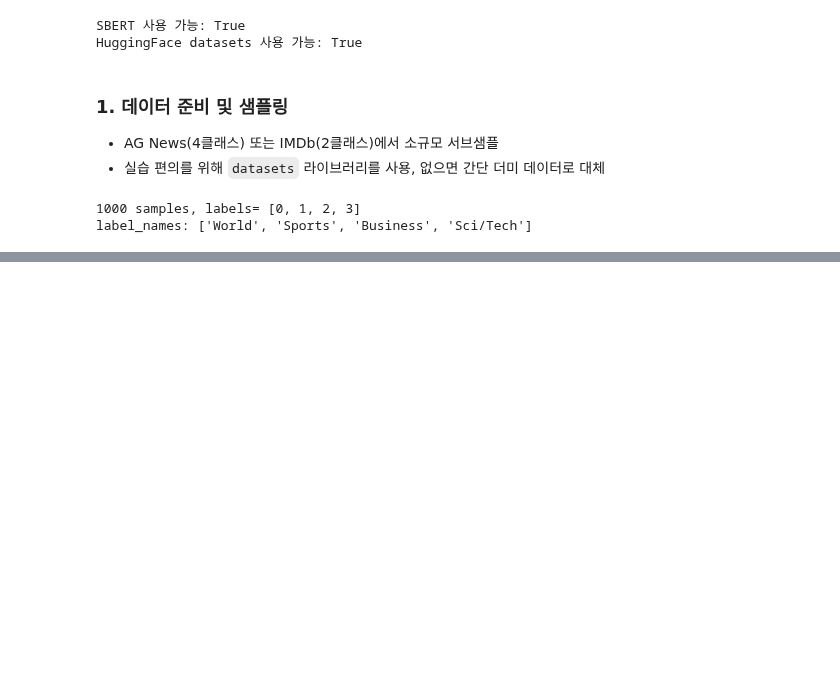
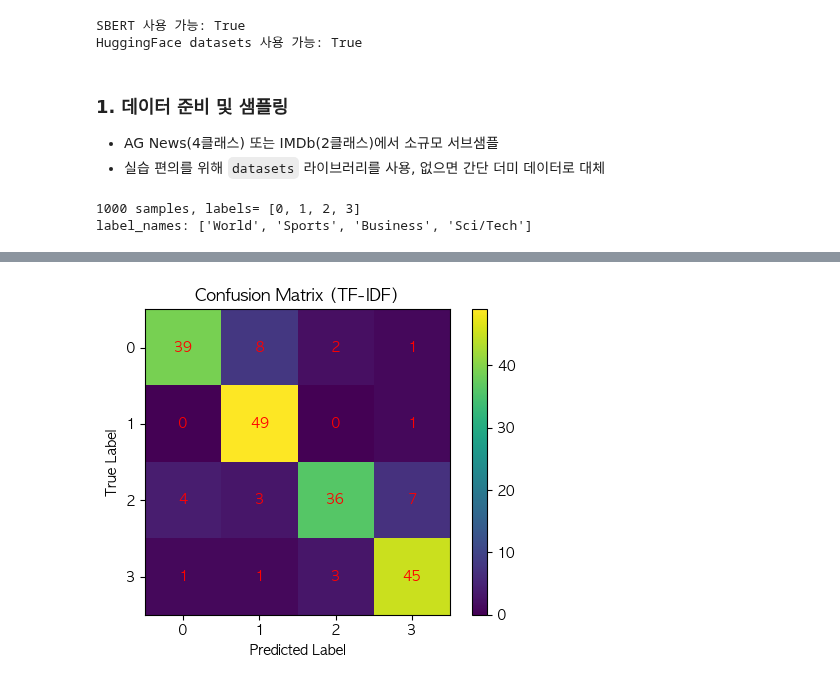
Before and after one commit to trouvlemaker/metacode-lecture, a Jupyter notebook: 2-6, 1. NLP_text_classification_TF-IDF_vs_SBERT_lecture.ipynb, the cells around one changed output, grey strips where cells are left out. Saved outputs shown, nothing was run; the diff lists cells and outputs as text; code cells hidden in the pictures; blank space fills up the shorter version.

```diff
--- a/2-6, 1. NLP_text_classification_TF-IDF_vs_SBERT_lecture.ipynb
+++ b/2-6, 1. NLP_text_classification_TF-IDF_vs_SBERT_lecture.ipynb
@@ -716,0 +335,13 @@ explain_tfidf(X_val[0])
+# %%
+
+# -------------------------
+# 2) 로지스틱 회귀 모델 학습
+# -------------------------
+clf_tfidf = LogisticRegression(max_iter=200, n_jobs=-1)#, multi_class="ovr")
+clf_tfidf.fit(Xtr, y_train)
+
+# - max_iter=200: 학습 반복 횟수 제한
+# - n_jobs=None: 단일 프로세스로 실행 (병렬처리 원하면 -1)
+
+with timer("TF-IDF+LR 학습"):
+    clf_tfidf.fit(Xtr, y_train)
@@ -716,0 +375,35 @@ explain_tfidf(X_val[0])
+# %%
+# =========================
+# 혼동 행렬 (Confusion Matrix) 시각화
+# =========================
+
+# 혼동 행렬 계산
+cm_tfidf = confusion_matrix(y_val, pred_tfidf)
+
+# Figure 크기 설정
+plt.figure(figsize=(5, 4))
+
+# 혼동 행렬을 이미지(heatmap)처럼 출력
+plt.imshow(cm_tfidf, cmap="viridis")
+plt.title("Confusion Matrix (TF-IDF)")  # 제목
+plt.colorbar()  # 색상바 추가 → 값 크기 직관적으로 확인 가능
+
+# 축 라벨 설정 (0 ~ 클래스 수-1)
+classes = range(cm_tfidf.shape[0])
+plt.xticks(classes, classes)  # X축 (예측 클래스)
+plt.yticks(classes, classes)  # Y축 (실제 클래스)
+
+# 축 이름 붙이기
+plt.xlabel("Predicted Label")
+plt.ylabel("True Label")
+
+# 셀 안 숫자 출력
+for i in range(cm_tfidf.shape[0]):
+    for j in range(cm_tfidf.shape[1]):
+        plt.text(j, i, str(cm_tfidf[i, j]),
+                 ha='center', va='center', color="red")
+# 레이아웃 정리 및 출력
+plt.tight_layout()
+plt.show()
+# %% [output]
+[figure, added]
```
Also changed, not shown: parts of 51 cells of this notebook.
